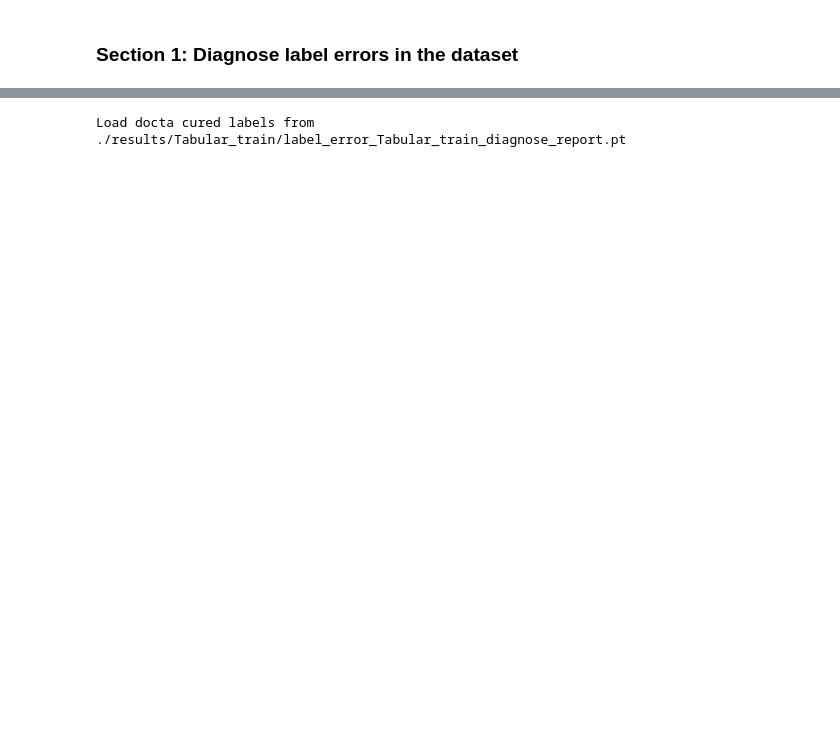
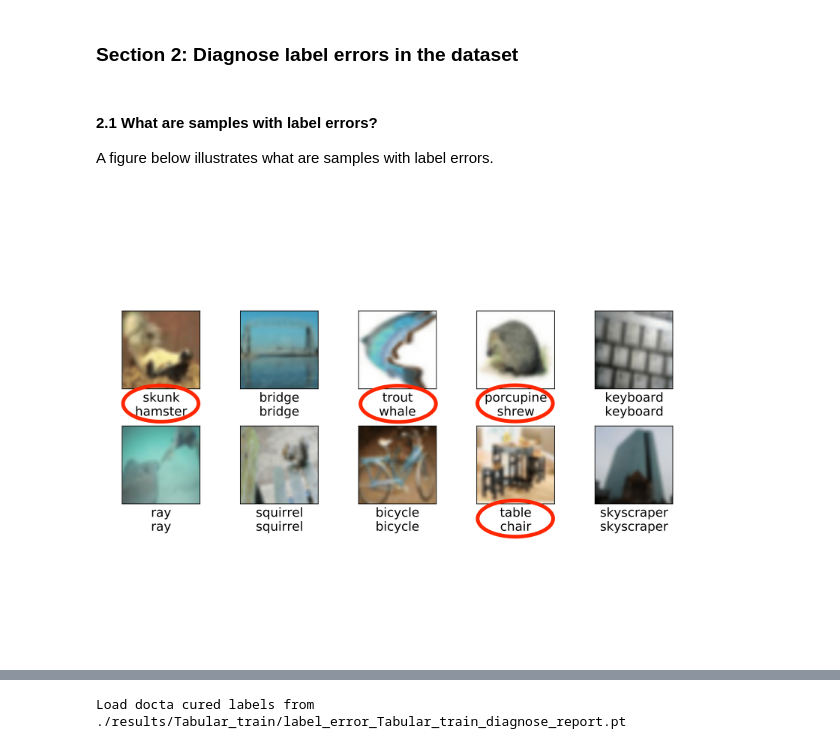
Before and after one commit to Docta-ai/docta, a Jupyter notebook: demo/docta_tabular.ipynb, the cells around one changed output, grey strips where cells are left out. Cells and saved outputs as stored; diff of their text form; code cells hidden in the pictures; blank space fills up the shorter version.

Commit message:
update tabular demo with more insights

```diff
--- a/demo/docta_tabular.ipynb
+++ b/demo/docta_tabular.ipynb
@@ -10,2 +125,11 @@ sys.path.append(o_path) # set path so that modules from other foloders can be lo
 # %% [markdown]
-### Section 1: Diagnose label errors in the dataset
+### Section 2: Diagnose label errors in the dataset
+# %% [markdown]
+#### 2.1 What are samples with label errors?
+
+A figure below illustrates what are samples with label errors.
+# %%
+from IPython.display import Image
+display(Image(filename='demo_imgs/label_error.png', width = 600, height = 400))
+# %% [output]
+[figure, added]
```
Also changed, not shown: parts of 60 cells of this notebook, 4 other files.
